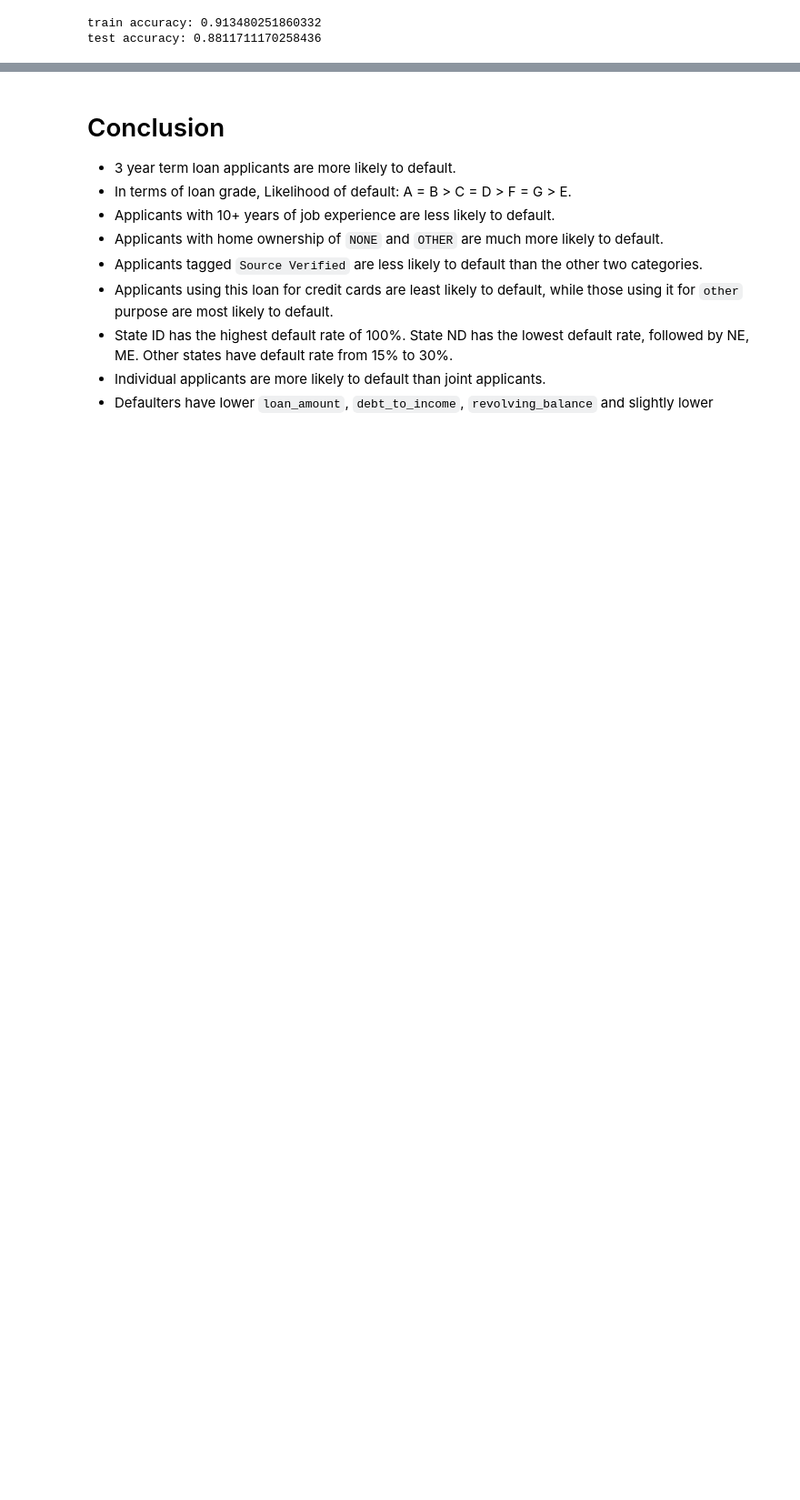
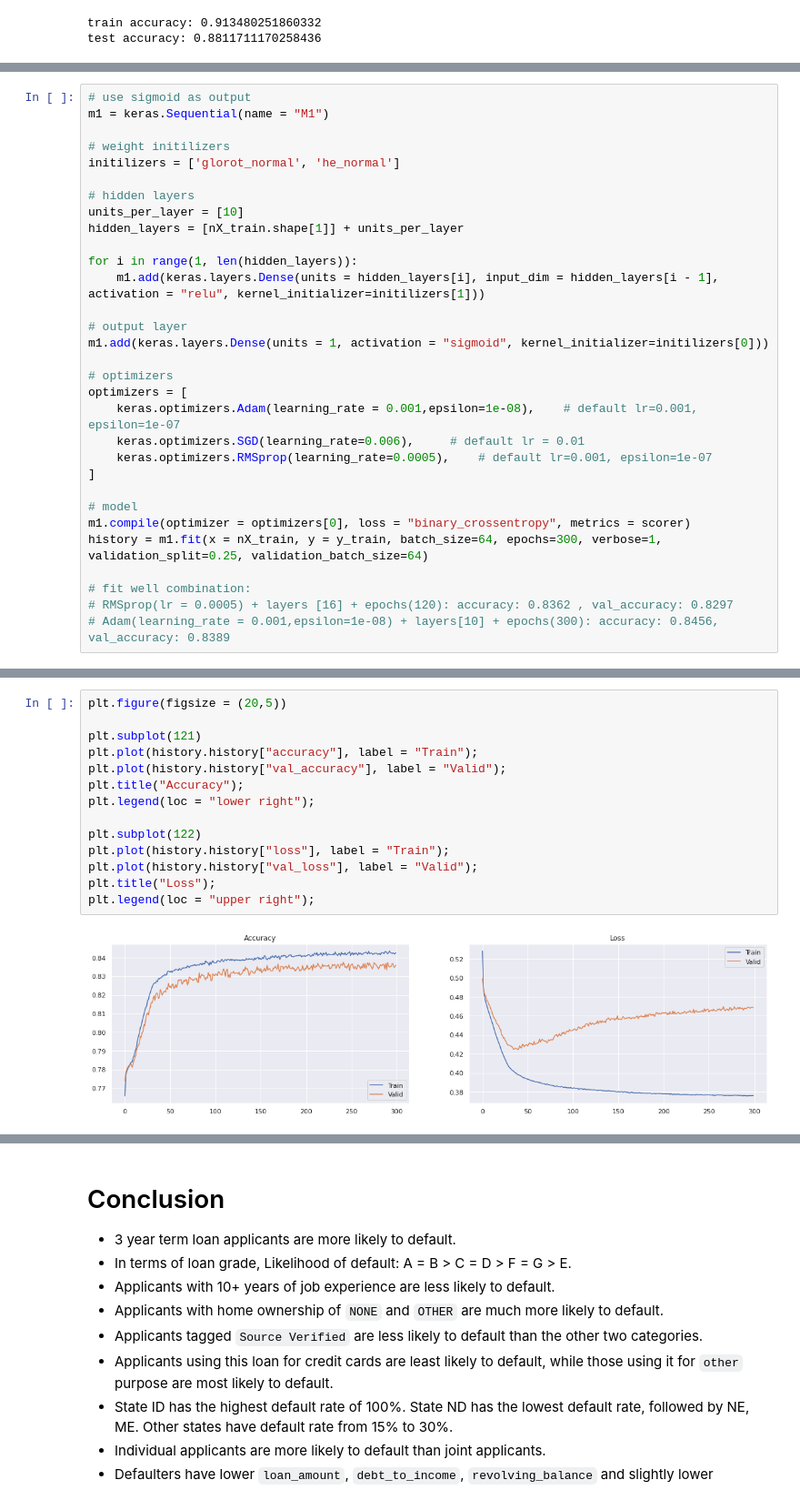
Before and after one commit to liangym2014/Data-science-and-machine-learning, a Jupyter notebook: 8.Hackathon_Loan_Default.ipynb, the cells around one changed output, grey strips where cells are left out. Shown at 91% size. Cells and saved outputs as stored; diff of their text form; blank space fills up the shorter version.

```diff
--- a/8.Hackathon_Loan_Default.ipynb
+++ b/8.Hackathon_Loan_Default.ipynb
@@ -1329,0 +1302,31 @@ output.to_csv("cattle4_submission.csv")
+# %%
+# use sigmoid as output
+m1 = keras.Sequential(name = "M1")
+
+# weight initilizers
+initilizers = ['glorot_normal', 'he_normal']
+
+# hidden layers
+units_per_layer = [10]
+hidden_layers = [nX_train.shape[1]] + units_per_layer
+
+for i in range(1, len(hidden_layers)):
+    m1.add(keras.layers.Dense(units = hidden_layers[i], input_dim = hidden_layers[i - 1], activation = "relu", kernel_initializer=initilizers[1]))
+
+# output layer
+m1.add(keras.layers.Dense(units = 1, activation = "sigmoid", kernel_initializer=initilizers[0]))
+
+# optimizers
+optimizers = [
+    keras.optimizers.Adam(learning_rate = 0.001,epsilon=1e-08),    # default lr=0.001, epsilon=1e-07
+    keras.optimizers.SGD(learning_rate=0.006),     # default lr = 0.01
+    keras.optimizers.RMSprop(learning_rate=0.0005),    # default lr=0.001, epsilon=1e-07
+]
+
+# model
+m1.compile(optimizer = optimizers[0], loss = "binary_crossentropy", metrics = scorer)
+history = m1.fit(x = nX_train, y = y_train, batch_size=64, epochs=300, verbose=1, validation_split=0.25, validation_batch_size=64)
+
+# fit well combination:
+# RMSprop(lr = 0.0005) + layers [16] + epochs(120): accuracy: 0.8362 , val_accuracy: 0.8297
+# Adam(learning_rate = 0.001,epsilon=1e-08) + layers[10] + epochs(300): accuracy: 0.8456, val_accuracy: 0.8389
@@ -1329,0 +1351,16 @@ output.to_csv("cattle4_submission.csv")
+# %%
+plt.figure(figsize = (20,5))
+
+plt.subplot(121)
+plt.plot(history.history["accuracy"], label = "Train");
+plt.plot(history.history["val_accuracy"], label = "Valid");
+plt.title("Accuracy");
+plt.legend(loc = "lower right");
+
+plt.subplot(122)
+plt.plot(history.history["loss"], label = "Train");
+plt.plot(history.history["val_loss"], label = "Valid");
+plt.title("Loss");
+plt.legend(loc = "upper right");
+# %% [output]
+[figure, added]
```
Also changed, not shown: parts of 133 cells of this notebook.
